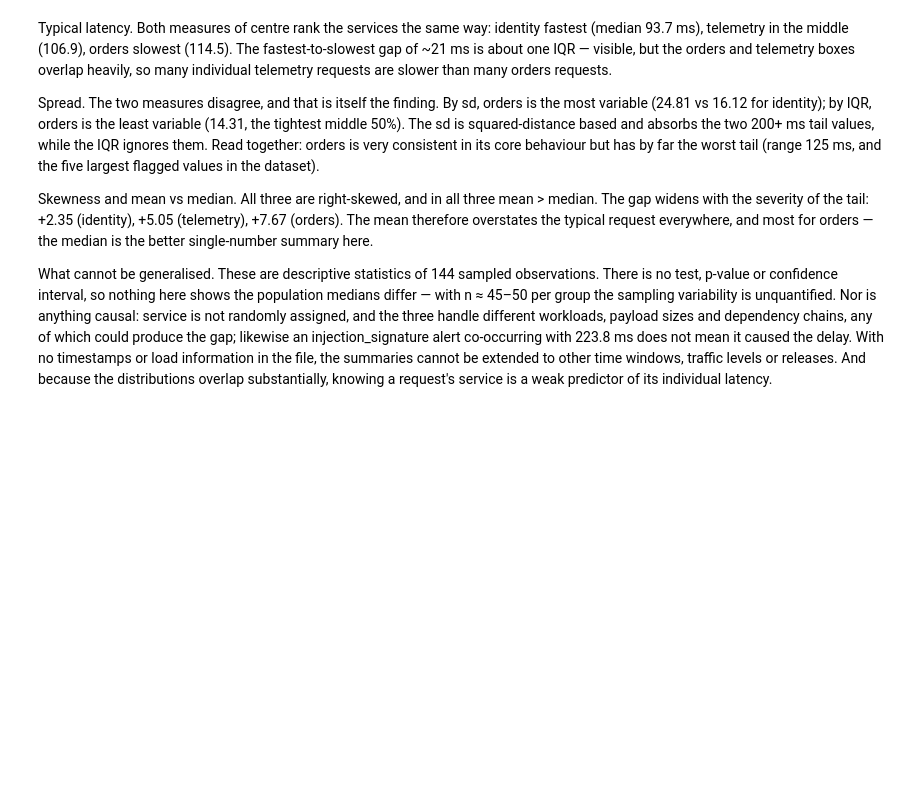
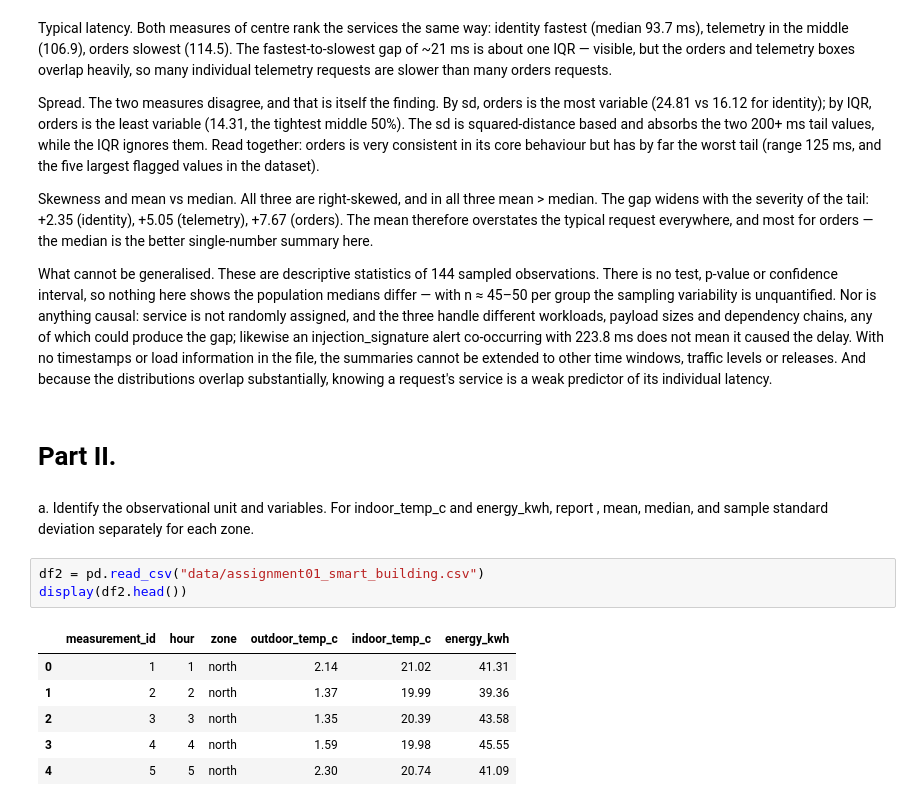
Before and after one commit to sebinko/STA1_26, a Jupyter notebook: Assignment1/assignment_1.ipynb, the cells around one changed output. Cells and saved outputs as stored; diff of their text form; blank space fills up the shorter version.

```diff
--- a/Assignment1/assignment_1.ipynb
+++ b/Assignment1/assignment_1.ipynb
@@ -166,3 +166,18 @@ Spread. The two measures disagree, and that is itself the finding. By sd, orders
 Skewness and mean vs median. All three are right-skewed, and in all three mean > median. The gap widens with the severity of the tail: +2.35 (identity), +5.05 (telemetry), +7.67 (orders). The mean therefore overstates the typical request everywhere, and most for orders — the median is the better single-number summary here.
 
 What cannot be generalised. These are descriptive statistics of 144 sampled observations. There is no test, p-value or confidence interval, so nothing here shows the population medians differ — with n ≈ 45–50 per group the sampling variability is unquantified. Nor is anything causal: service is not randomly assigned, and the three handle different workloads, payload sizes and dependency chains, any of which could produce the gap; likewise an injection_signature alert co-occurring with 223.8 ms does not mean it caused the delay. With no timestamps or load information in the file, the summaries cannot be extended to other time windows, traffic levels or releases. And because the distributions overlap substantially, knowing a request's service is a weak predictor of its individual latency.
+# %% [markdown]
+# Part II.
+# %% [markdown]
+a. Identify the observational unit and variables. For indoor_temp_c and energy_kwh, report
+, mean, median, and sample standard deviation separately for each zone.
+# %%
+df2 = pd.read_csv("data/assignment01_smart_building.csv")
+display(df2.head())
+# %% [output]
+|  | measurement_id | hour | zone | outdoor_temp_c | indoor_temp_c | energy_kwh |
+| 0 | 1 | 1 | north | 2.14 | 21.02 | 41.31 |
+| 1 | 2 | 2 | north | 1.37 | 19.99 | 39.36 |
+| 2 | 3 | 3 | north | 1.35 | 20.39 | 43.58 |
+| 3 | 4 | 4 | north | 1.59 | 19.98 | 45.55 |
+| 4 | 5 | 5 | north | 2.30 | 20.74 | 41.09 |
```
Also changed, not shown: parts of 11 cells of this notebook.
